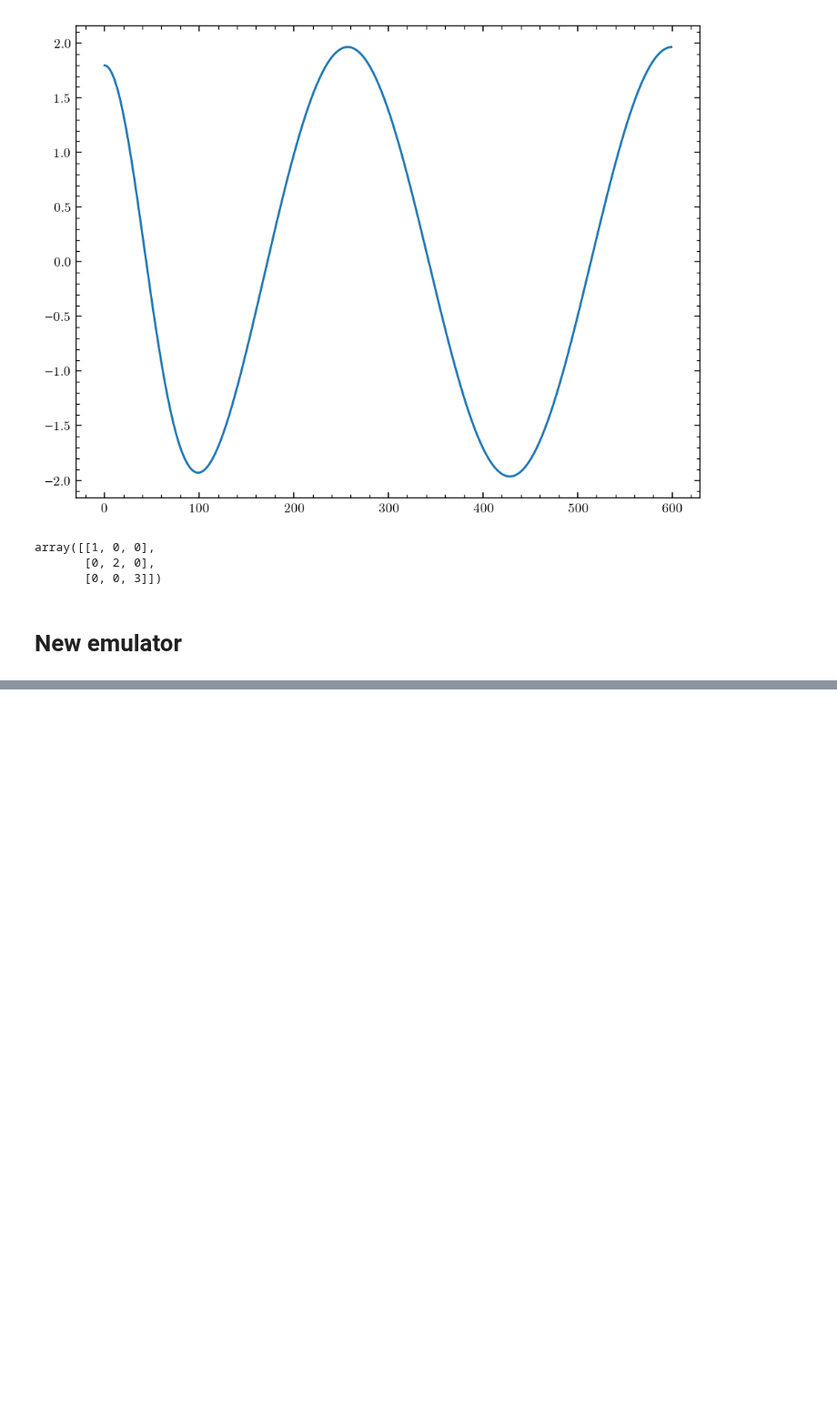
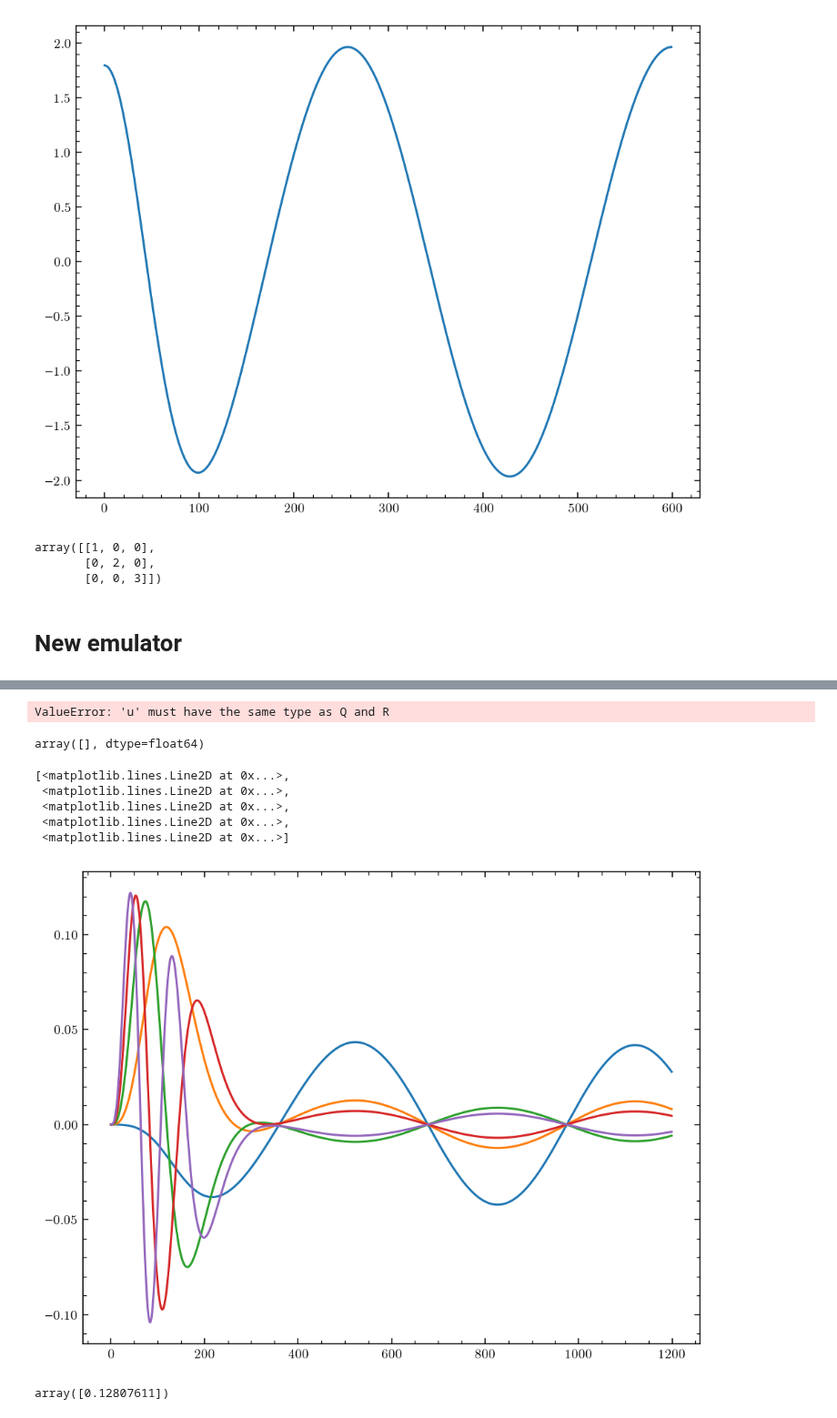
Before and after one commit to buqeye/cs_greedy_emulator, a Jupyter notebook: figures.ipynb, the cells around one changed output, grey strips where cells are left out. Shown at 91% size. Saved outputs shown, nothing was run; the diff lists cells and outputs as text; code cells hidden in the pictures; blank space fills up the shorter version.

```diff
--- a/figures.ipynb
+++ b/figures.ipynb
@@ -225,0 +220,13 @@ array([[1, 0, 0],
+# %%
+grom = AffineGROM(scattExp=scattExp,
+           grid=grid,
+           free_lecs={"V0": (0, 400)},
+           num_snapshots_init=200,
+            num_snapshots_max=50000,
+            approach="pod",
+            pod_rcond=1e-10,
+            init_snapshot_lecs=None,
+            greedy_max_iter=5,
+            mode="linear",
+            seed=10203
+            )
@@ -225,0 +248,23 @@ array([[1, 0, 0],
+# %%
+q2, r2 = sp.linalg.qr_insert(q, r, k=-1, u=np.array([0,0,1]), which="col")
+q2
+# %% [output]
+ValueError: 'u' must have the same type as Q and R
+# %%
+xsol, xres, _, _ = np.linalg.lstsq(q.T @ r, [0.5,0.5], rcond=None)
+xres
+# %% [output]
+array([], dtype=float64)
+# %%
+plt.plot(grom.snapshot_matrix[:-1])
+# %% [output]
+[<matplotlib.lines.Line2D at 0x...>,
+ <matplotlib.lines.Line2D at 0x...>,
+ <matplotlib.lines.Line2D at 0x...>,
+ <matplotlib.lines.Line2D at 0x...>,
+ <matplotlib.lines.Line2D at 0x...>]
+[figure, added]
+# %%
+grom.simulate([lecs])[-1]
+# %% [output]
+array([0.12807611])
```
Also changed, not shown: parts of 31 cells of this notebook.
